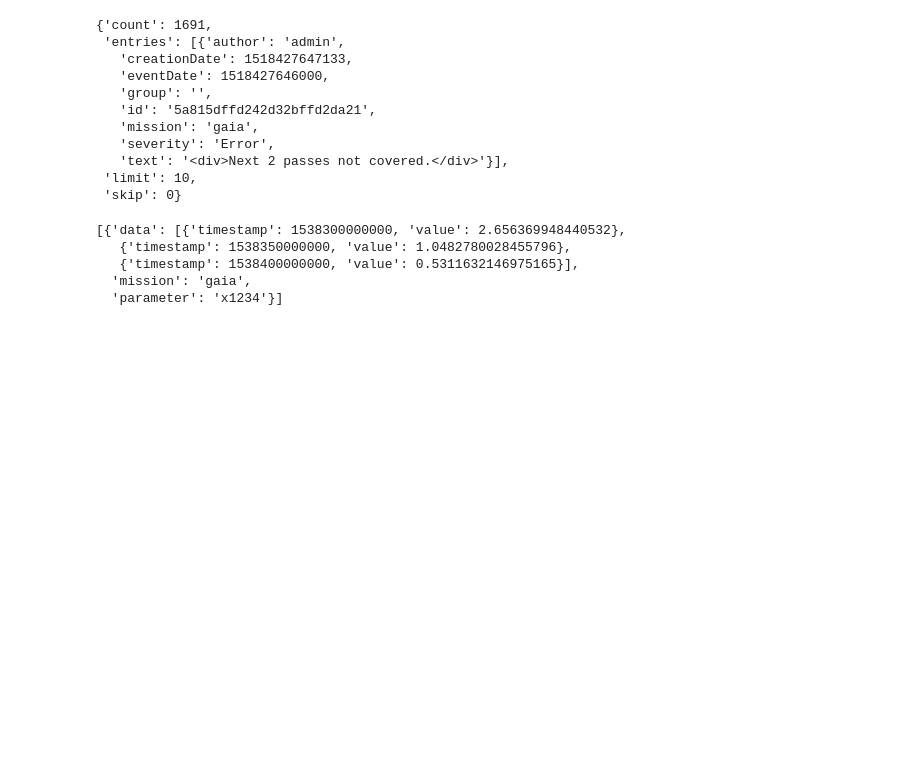
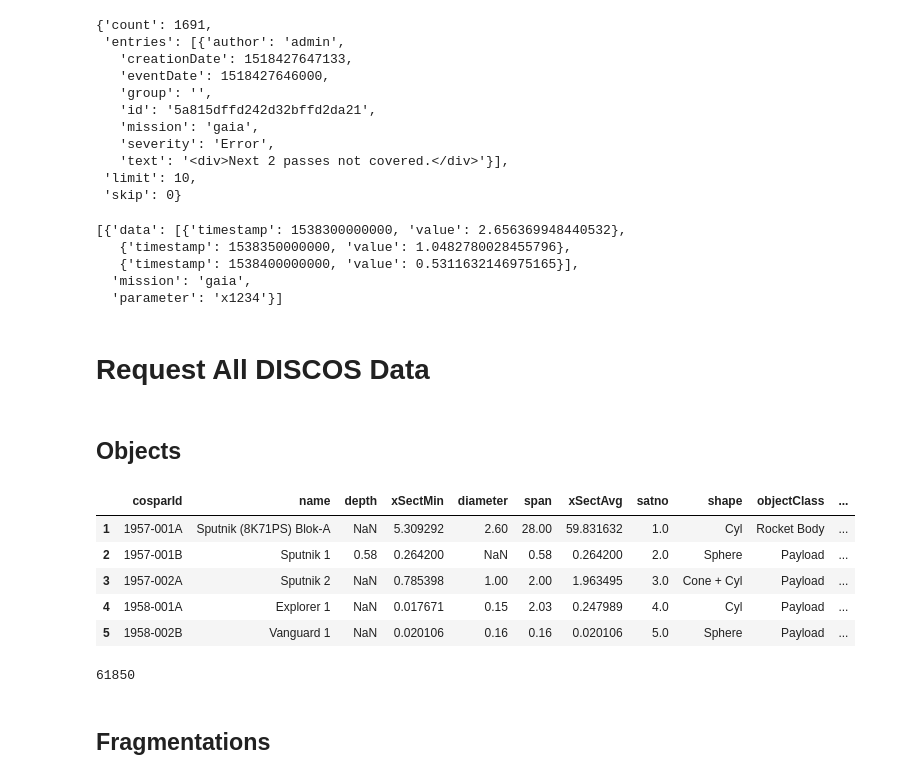
Before and after one commit to PaulDrm/DISCOSQA, a Jupyter notebook: data-requests.ipynb, the cells around one changed output. Saved outputs shown, nothing was run; the diff lists cells and outputs as text; code cells hidden in the pictures; blank space fills up the shorter version.

Commit message:
loading all discos data

```diff
--- a/data-requests.ipynb
+++ b/data-requests.ipynb
@@ -191,3 +212,23 @@ resp_json
    {'timestamp': 1538400000000, 'value': 0.5311632146975165}],
   'mission': 'gaia',
   'parameter': 'x1234'}]
+# %% [markdown]
+# Request All DISCOS Data
+# %% [markdown]
+## Objects
+# %%
+dataObj, incData = requestAllAndWait(pageName="/api/objects")
+# %%
+objectIndex = [int(d['id']) for d in dataObj]
+objectAttributes = [d['attributes'] for d in dataObj]
+object_df = pd.DataFrame(objectAttributes,index=objectIndex)
+object_df.sort_index(inplace=True)
+
+object_df.head()
+# %% [output]
+|  | cosparId | name | depth | xSectMin | diameter | span | xSectAvg | satno | shape | objectClass | ... |
+| 1 | 1957-001A | Sputnik (8K71PS) Blok-A | NaN | 5.309292 | 2.60 | 28.00 | 59.831632 | 1.0 | Cyl | Rocket Body | ... |
+| 2 | 1957-001B | Sputnik 1 | 0.58 | 0.264200 | NaN | 0.58 | 0.264200 | 2.0 | Sphere | Payload | ... |
+| 3 | 1957-002A | Sputnik 2 | NaN | 0.785398 | 1.00 | 2.00 | 1.963495 | 3.0 | Cone + Cyl | Payload | ... |
+| 4 | 1958-001A | Explorer 1 | NaN | 0.017671 | 0.15 | 2.03 | 0.247989 | 4.0 | Cyl | Payload | ... |
+| 5 | 1958-002B | Vanguard 1 | NaN | 0.020106 | 0.16 | 0.16 | 0.020106 | 5.0 | Sphere | Payload | ... |
@@ -193,0 +237,4 @@ resp_json
+# %%
+len(object_df)
+# %% [output]
+61850
@@ -193,0 +243,2 @@ resp_json
+# %% [markdown]
+## Fragmentations
```
Also changed, not shown: parts of 80 cells of this notebook, 1 other file.
